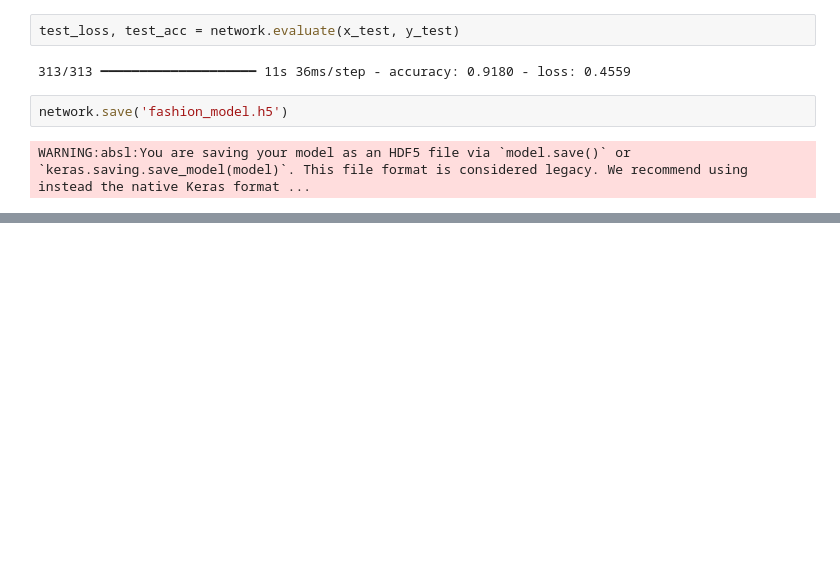
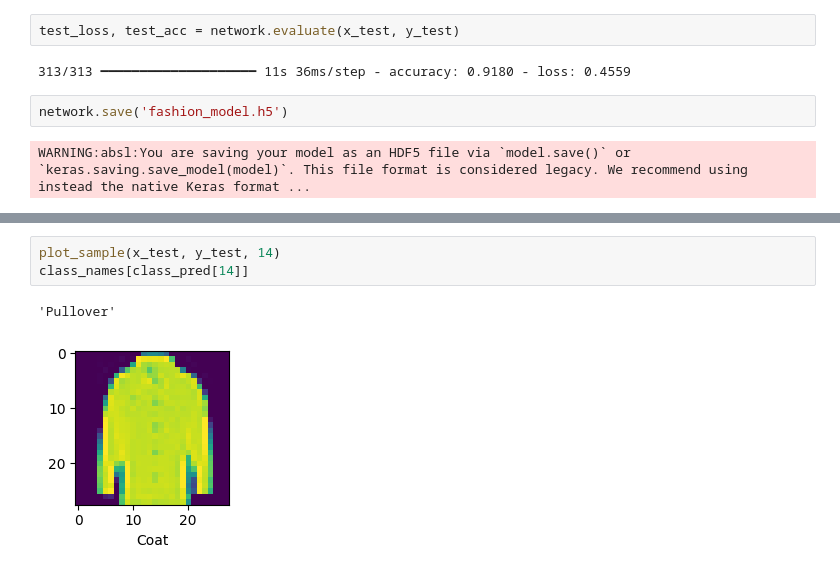
Before and after one commit to anonjustchillin/MachineLearning_labs, a Jupyter notebook: lab5/task2.ipynb, the cells around one changed output, grey strips where cells are left out. Cells and saved outputs as stored; diff of their text form; blank space fills up the shorter version.

```diff
--- a/lab5/task2.ipynb
+++ b/lab5/task2.ipynb
@@ -322,0 +381,6 @@ WARNING:absl:You are saving your model as an HDF5 file via `model.save()` or `ke
+# %%
+plot_sample(x_test, y_test, 14)
+class_names[class_pred[14]]
+# %% [output]
+'Pullover'
+[figure, added]
```
Also changed, not shown: parts of 10 cells of this notebook.
